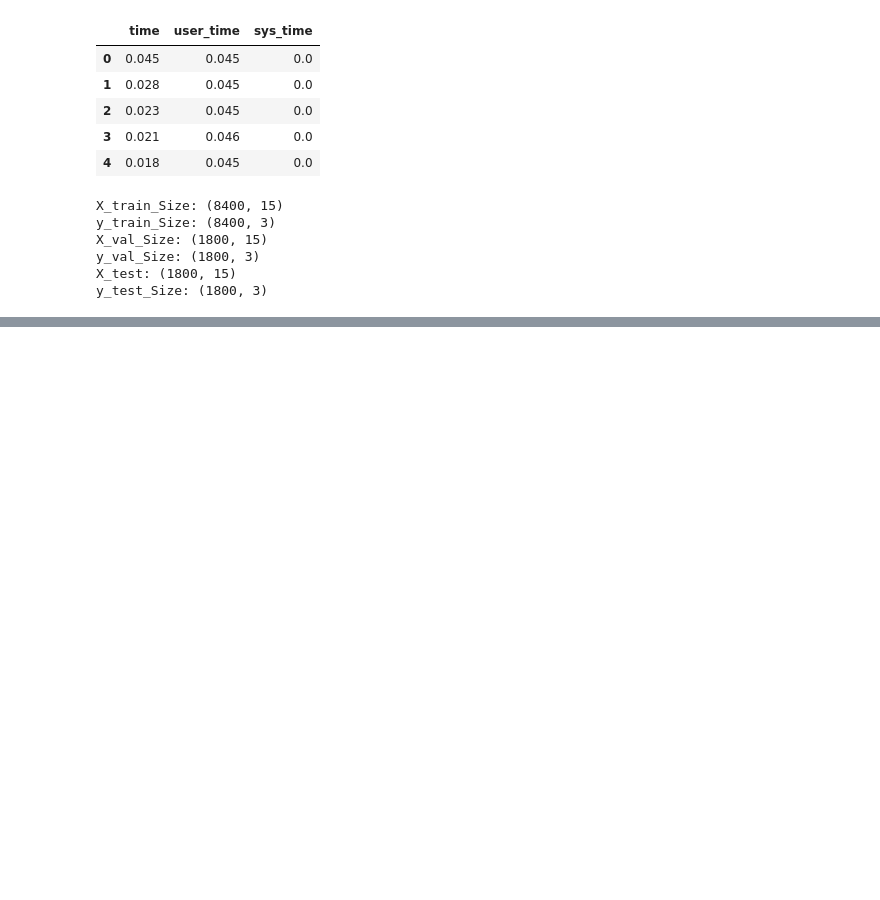
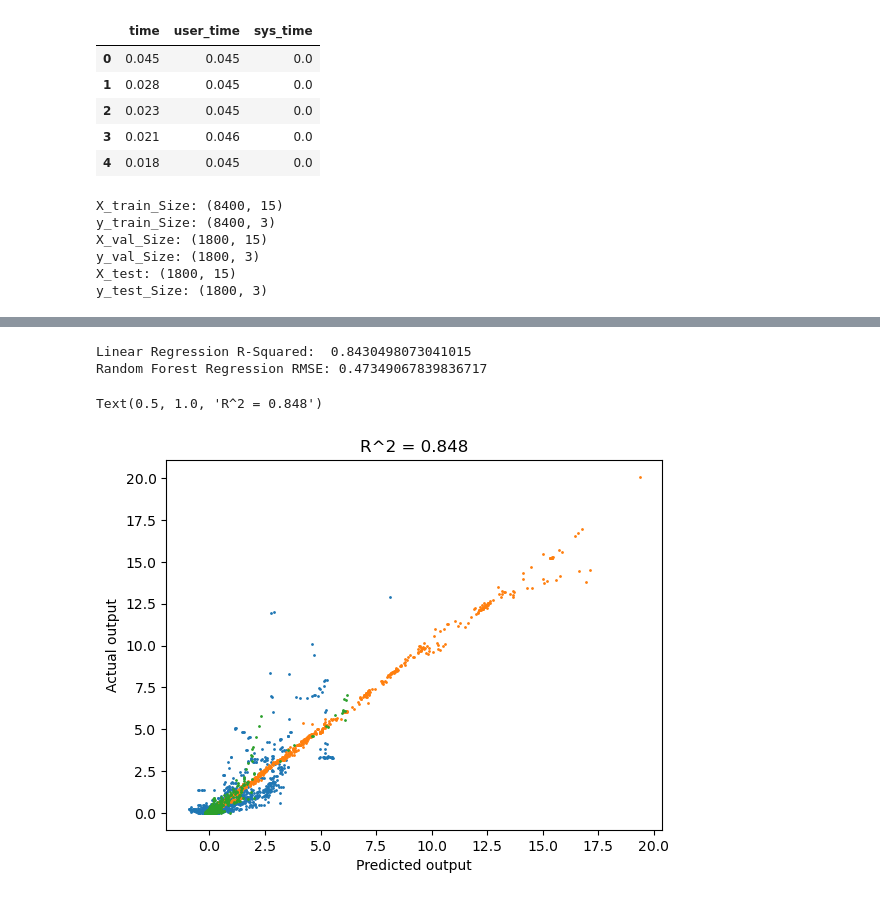
Before and after one commit to WYB929/2023_multicore_project, a Jupyter notebook: src/baseline_models.ipynb, the cells around one changed output, grey strips where cells are left out. Drawn from its saved outputs; the diff is of its cells as text; code cells hidden in the pictures; blank space fills up the shorter version.

```diff
--- a/src/baseline_models.ipynb
+++ b/src/baseline_models.ipynb
@@ -52,0 +84,22 @@ y_test_Size: (1800, 3)
+# %%
+# Prediction
+y_pred = mul_model.predict(X_test)
+# print(y_pred)
+
+# Evaluation
+mul_rSqr = r2_score(y_test, y_pred)
+print("Linear Regression R-Squared: ", mul_rSqr)
+mul_mse = mean_squared_error(y_test, y_pred)
+mul_rmse = np.sqrt(mul_mse)
+print("Random Forest Regression RMSE:", mul_rmse)
+
+# Scatter plot between predicted and actual score of test data:
+plt.plot(y_pred,y_test,'o',markersize=1)
+plt.xlabel('Predicted output')
+plt.ylabel('Actual output')
+plt.title('R^2 = {:.3f}'.format(rSqr))
+# %% [output]
+Linear Regression R-Squared:  0.8430498073041015
+Random Forest Regression RMSE: 0.47349067839836717
+Text(0.5, 1.0, 'R^2 = 0.848')
+[figure, added]
```
Also changed, not shown: parts of 4 cells of this notebook.
